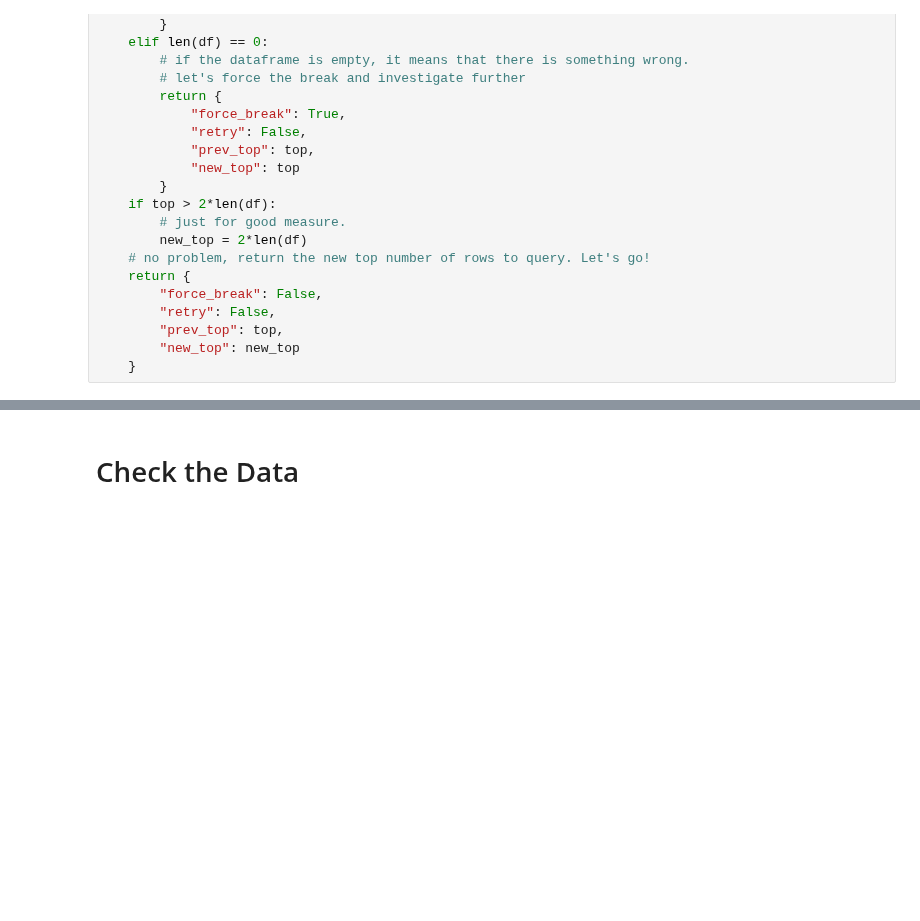
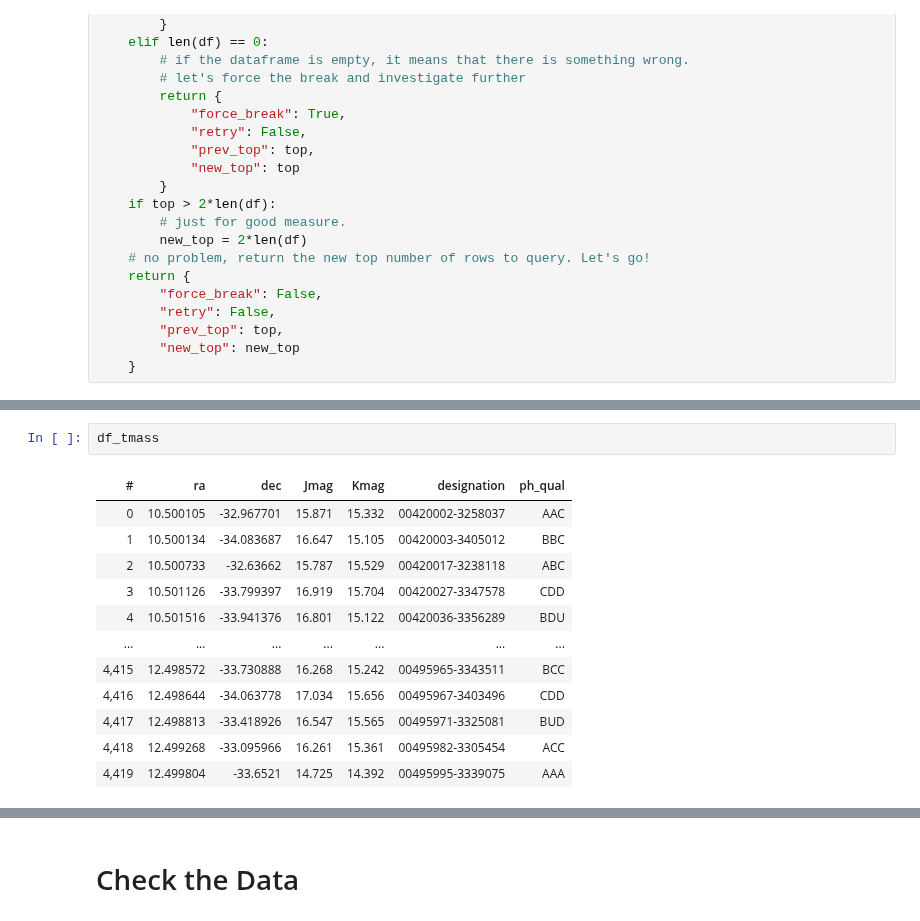
Before and after one commit to Alisyaifudin/Thesis-Project, a Jupyter notebook: 1_Collecting_Data/1.1. Gaia DR3 and 2MASS.ipynb, the cells around one changed output, grey strips where cells are left out. Saved outputs shown, nothing was run; the diff lists cells and outputs as text; blank space fills up the shorter version.

```diff
--- a/1_Collecting_Data/1.1. Gaia DR3 and 2MASS.ipynb
+++ b/1_Collecting_Data/1.1. Gaia DR3 and 2MASS.ipynb
@@ -846,0 +934,15 @@ export(hdf5) [########################################] 100.00% elapsed time  :
+# %%
+df_tmass
+# %% [output]
+| # | ra | dec | Jmag | Kmag | designation | ph_qual |
+| 0 | 10.500105 | -32.967701 | 15.871 | 15.332 | 00420002-3258037 | AAC |
+| 1 | 10.500134 | -34.083687 | 16.647 | 15.105 | 00420003-3405012 | BBC |
+| 2 | 10.500733 | -32.63662 | 15.787 | 15.529 | 00420017-3238118 | ABC |
+| 3 | 10.501126 | -33.799397 | 16.919 | 15.704 | 00420027-3347578 | CDD |
+| 4 | 10.501516 | -33.941376 | 16.801 | 15.122 | 00420036-3356289 | BDU |
+| ... | ... | ... | ... | ... | ... | ... |
+| 4,415 | 12.498572 | -33.730888 | 16.268 | 15.242 | 00495965-3343511 | BCC |
+| 4,416 | 12.498644 | -34.063778 | 17.034 | 15.656 | 00495967-3403496 | CDD |
+| 4,417 | 12.498813 | -33.418926 | 16.547 | 15.565 | 00495971-3325081 | BUD |
+| 4,418 | 12.499268 | -33.095966 | 16.261 | 15.361 | 00495982-3305454 | ACC |
+| 4,419 | 12.499804 | -33.6521 | 14.725 | 14.392 | 00495995-3339075 | AAA |
```
Also changed, not shown: parts of 9 cells of this notebook, 1 other file.
